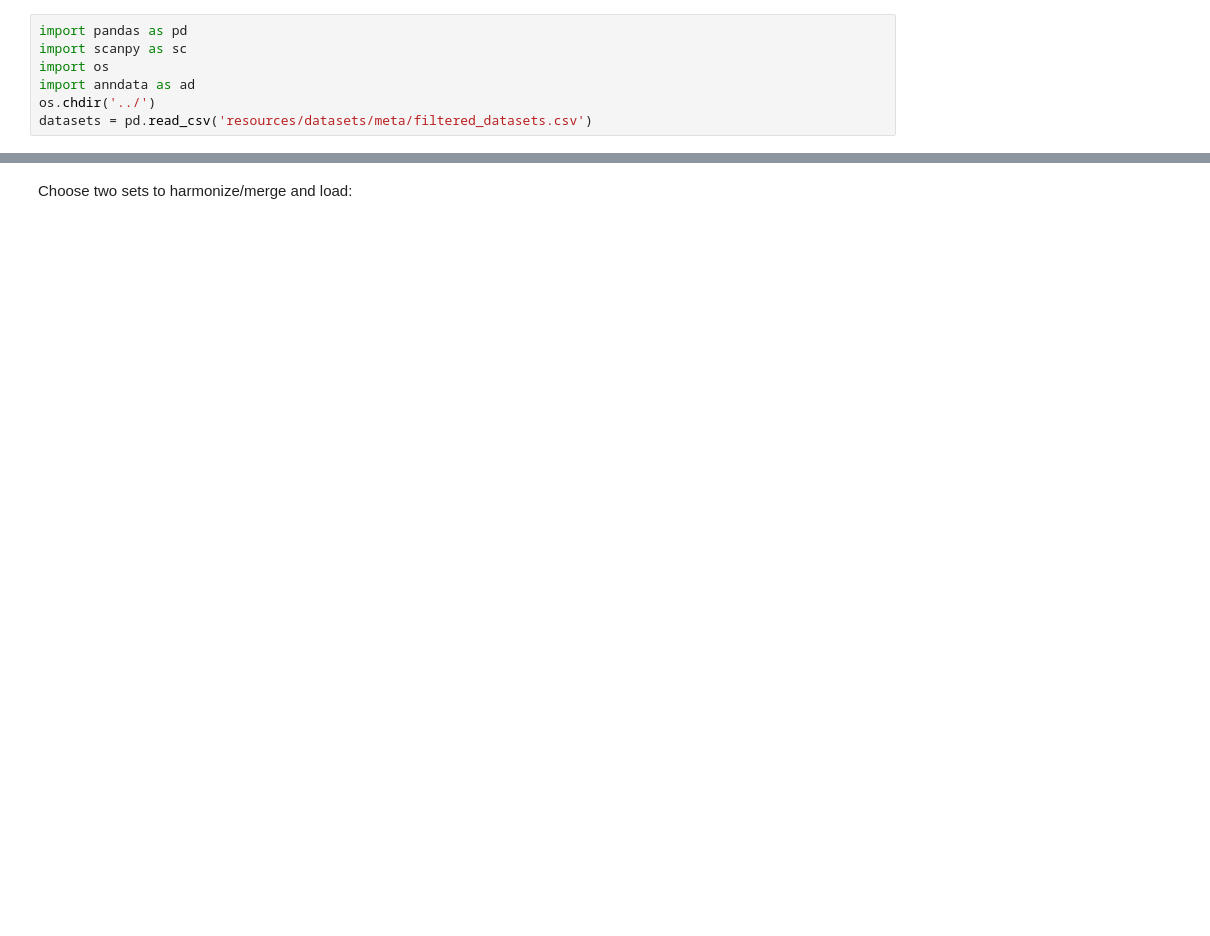
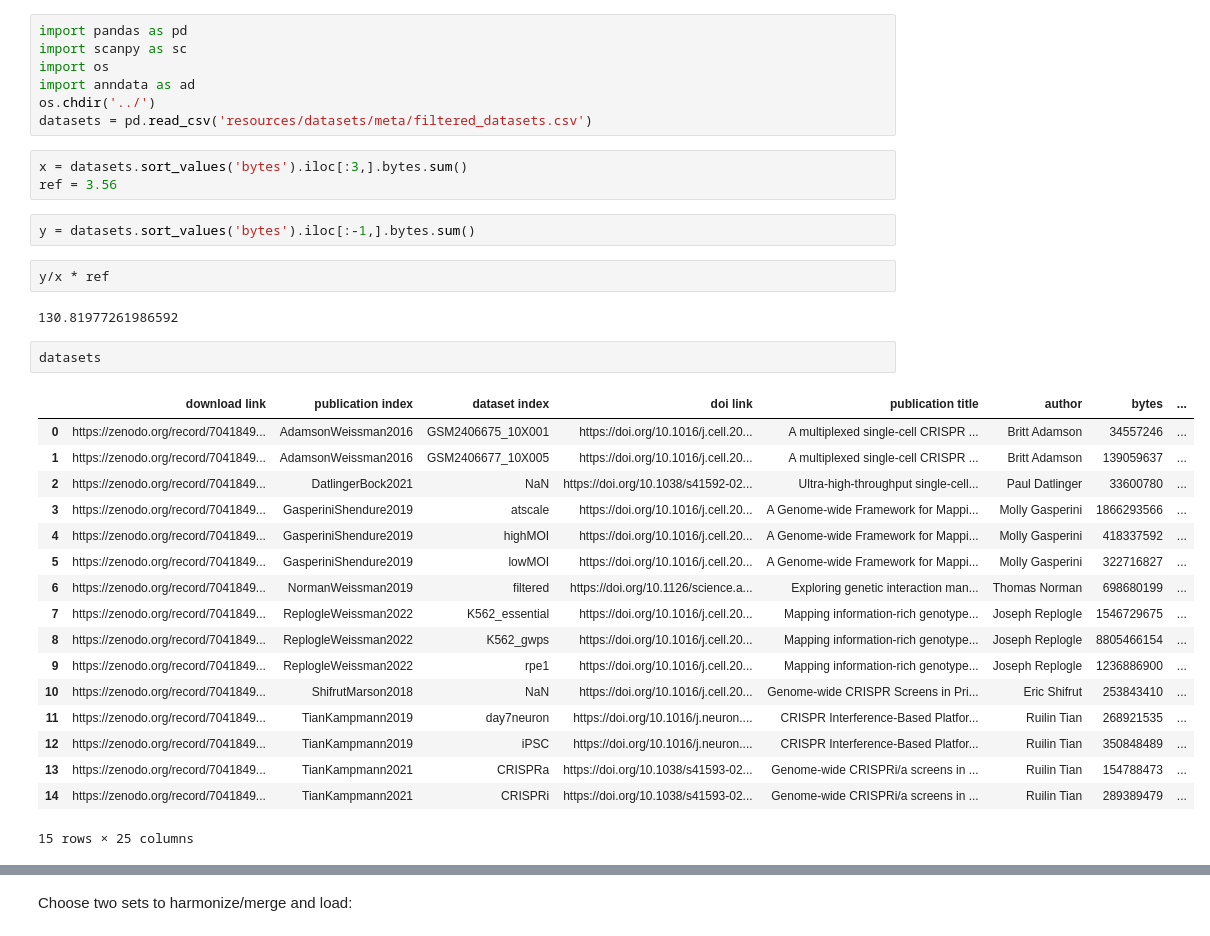
Before and after one commit to GoyalLab/ExPert, a Jupyter notebook: notebooks/merge_datasets.ipynb, the cells around one changed output, grey strips where cells are left out. Drawn from its saved outputs; the diff is of its cells as text; blank space fills up the shorter version.

```diff
--- a/notebooks/merge_datasets.ipynb
+++ b/notebooks/merge_datasets.ipynb
@@ -5,3 +5,32 @@ import os
 import anndata as ad
 os.chdir('../')
 datasets = pd.read_csv('resources/datasets/meta/filtered_datasets.csv')
+# %%
+x = datasets.sort_values('bytes').iloc[:3,].bytes.sum()
+ref = 3.56
+# %%
+y = datasets.sort_values('bytes').iloc[:-1,].bytes.sum()
+# %%
+y/x * ref
+# %% [output]
+130.81977261986592
+# %%
+datasets
+# %% [output]
+|  | download link | publication index | dataset index | doi link | publication title | author | bytes | ... |
+| 0 | https://zenodo.org/record/7041849... | AdamsonWeissman2016 | GSM2406675_10X001 | https://doi.org/10.1016/j.cell.20... | A multiplexed single-cell CRISPR ... | Britt Adamson | 34557246 | ... |
+| 1 | https://zenodo.org/record/7041849... | AdamsonWeissman2016 | GSM2406677_10X005 | https://doi.org/10.1016/j.cell.20... | A multiplexed single-cell CRISPR ... | Britt Adamson | 139059637 | ... |
+| 2 | https://zenodo.org/record/7041849... | DatlingerBock2021 | NaN | https://doi.org/10.1038/s41592-02... | Ultra-high-throughput single-cell... | Paul Datlinger | 33600780 | ... |
+| 3 | https://zenodo.org/record/7041849... | GasperiniShendure2019 | atscale | https://doi.org/10.1016/j.cell.20... | A Genome-wide Framework for Mappi... | Molly Gasperini | 1866293566 | ... |
+| 4 | https://zenodo.org/record/7041849... | GasperiniShendure2019 | highMOI | https://doi.org/10.1016/j.cell.20... | A Genome-wide Framework for Mappi... | Molly Gasperini | 418337592 | ... |
+| 5 | https://zenodo.org/record/7041849... | GasperiniShendure2019 | lowMOI | https://doi.org/10.1016/j.cell.20... | A Genome-wide Framework for Mappi... | Molly Gasperini | 322716827 | ... |
+| 6 | https://zenodo.org/record/7041849... | NormanWeissman2019 | filtered | https://doi.org/10.1126/science.a... | Exploring genetic interaction man... | Thomas Norman | 698680199 | ... |
+| 7 | https://zenodo.org/record/7041849... | ReplogleWeissman2022 | K562_essential | https://doi.org/10.1016/j.cell.20... | Mapping information-rich genotype... | Joseph Replogle | 1546729675 | ... |
+| 8 | https://zenodo.org/record/7041849... | ReplogleWeissman2022 | K562_gwps | https://doi.org/10.1016/j.cell.20... | Mapping information-rich genotype... | Joseph Replogle | 8805466154 | ... |
+| 9 | https://zenodo.org/record/7041849... | ReplogleWeissman2022 | rpe1 | https://doi.org/10.1016/j.cell.20... | Mapping information-rich genotype... | Joseph Replogle | 1236886900 | ... |
+| 10 | https://zenodo.org/record/7041849... | ShifrutMarson2018 | NaN | https://doi.org/10.1016/j.cell.20... | Genome-wide CRISPR Screens in Pri... | Eric Shifrut | 253843410 | ... |
+| 11 | https://zenodo.org/record/7041849... | TianKampmann2019 | day7neuron | https://doi.org/10.1016/j.neuron.... | CRISPR Interference-Based Platfor... | Ruilin Tian | 268921535 | ... |
+| 12 | https://zenodo.org/record/7041849... | TianKampmann2019 | iPSC | https://doi.org/10.1016/j.neuron.... | CRISPR Interference-Based Platfor... | Ruilin Tian | 350848489 | ... |
+| 13 | https://zenodo.org/record/7041849... | TianKampmann2021 | CRISPRa | https://doi.org/10.1038/s41593-02... | Genome-wide CRISPRi/a screens in ... | Ruilin Tian | 154788473 | ... |
+| 14 | https://zenodo.org/record/7041849... | TianKampmann2021 | CRISPRi | https://doi.org/10.1038/s41593-02... | Genome-wide CRISPRi/a screens in ... | Ruilin Tian | 289389479 | ... |
+15 rows × 25 columns
```
Also changed, not shown: parts of 3 cells of this notebook, 2 other files.
